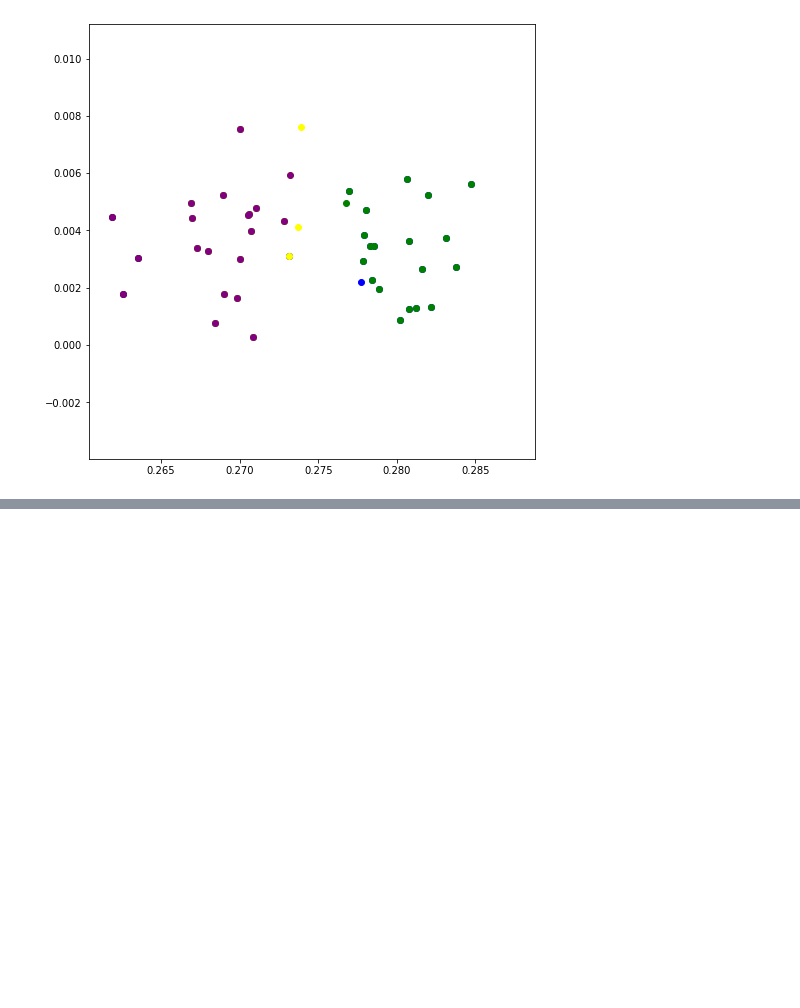
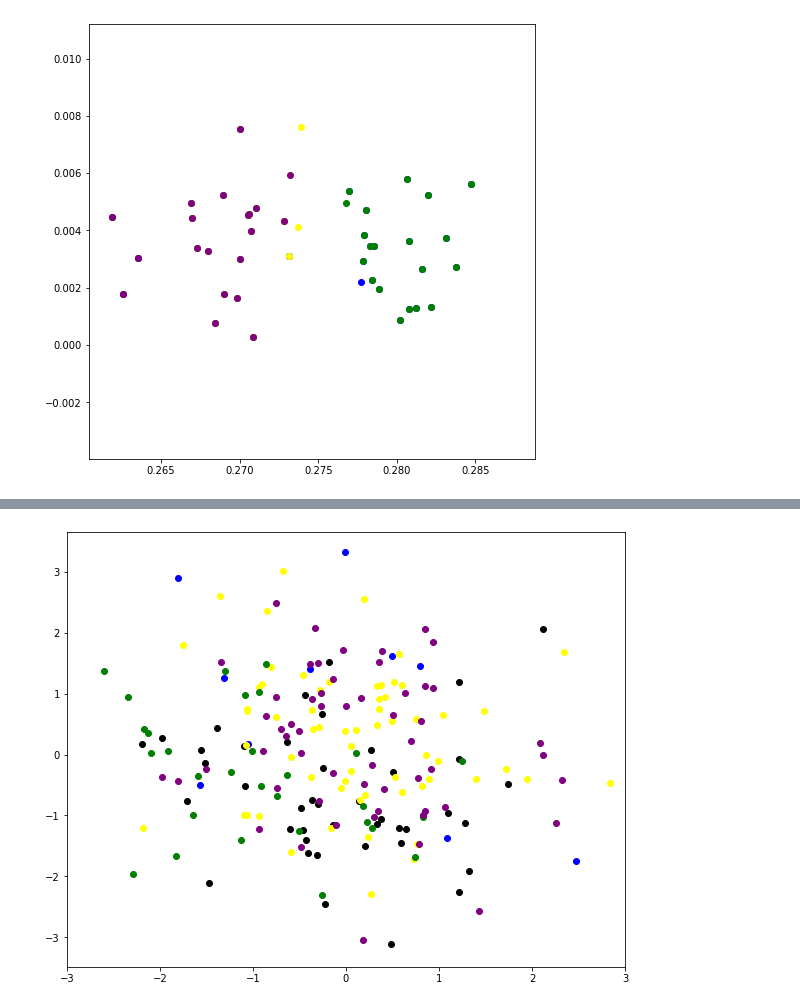
Before and after one commit to harryhht08/498P, a Jupyter notebook: Kmedoids/Untitled.ipynb, the cells around one changed output, grey strips where cells are left out. Cells and saved outputs as stored; diff of their text form; code cells hidden in the pictures; blank space fills up the shorter version.

```diff
--- a/Kmedoids/Untitled.ipynb
+++ b/Kmedoids/Untitled.ipynb
@@ -140,0 +470,18 @@ plt.show()
+# %%
+clusters=[[10, 32, 72, 83, 116, 120, 121, 137, 146, 194], [2, 7, 9, 23, 28, 34, 35, 36, 42, 55, 56, 67, 75, 76, 81, 85, 87, 89, 90, 92, 100, 102, 108, 118, 122, 129, 132, 134, 149, 150, 151, 153, 167, 169, 171, 172, 177, 179, 182, 186, 188, 193], [4, 6, 14, 17, 26, 31, 39, 43, 44, 46, 47, 50, 51, 52, 60, 61, 62, 64, 65, 66, 68, 70, 74, 77, 78, 79, 82, 97, 98, 99, 101, 103, 104, 109, 110, 111, 114, 119, 123, 128, 130, 138, 139, 140, 143, 148, 154, 158, 162, 163, 164, 166, 173, 174, 176, 178, 180, 185, 187, 191, 192, 197], [5, 8, 11, 16, 22, 27, 29, 30, 37, 38, 54, 58, 69, 73, 94, 105, 106, 112, 115, 126, 133, 135, 152, 155, 161, 181, 189, 198, 199], [0, 1, 3, 12, 13, 15, 18, 19, 20, 21, 24, 25, 33, 40, 41, 45, 48, 49, 53, 57, 59, 63, 71, 80, 84, 86, 88, 91, 93, 95, 96, 107, 113, 117, 124, 125, 127, 131, 136, 141, 142, 144, 145, 147, 156, 157, 159, 160, 165, 168, 170, 175, 183, 184, 190, 195, 196]]
+# %%
+colors = ['blue','black','yellow','green','purple']
+plt.figure(figsize=(10,8))
+plt.xlim(-3,3)
+for i in clusters[0]:
+    plt.scatter(principalDf.loc[i][0], principalDf.loc[i][1], c=colors[0])
+for i in clusters[1]:
+    plt.scatter(principalDf.loc[i][0], principalDf.loc[i][1], c=colors[1])
+for i in clusters[2]:
+    plt.scatter(principalDf.loc[i][0], principalDf.loc[i][1], c=colors[2])
+for i in clusters[3]:
+    plt.scatter(principalDf.loc[i][0], principalDf.loc[i][1], c=colors[3])
+for i in clusters[4]:
+    plt.scatter(principalDf.loc[i][0], principalDf.loc[i][1], c=colors[4])
+# %% [output]
+[figure, added]
```
Also changed, not shown: parts of 9 cells of this notebook, 2 other files.
